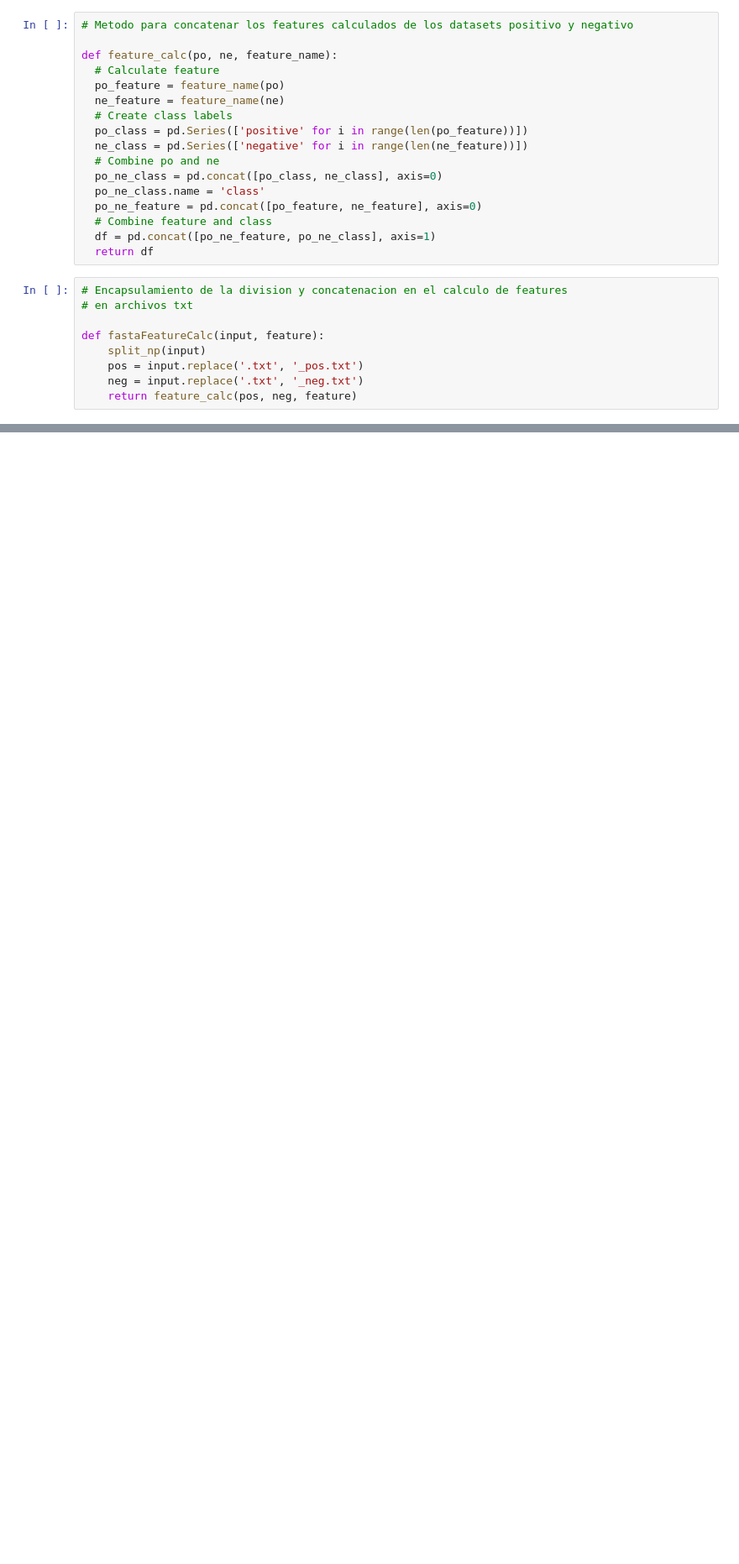
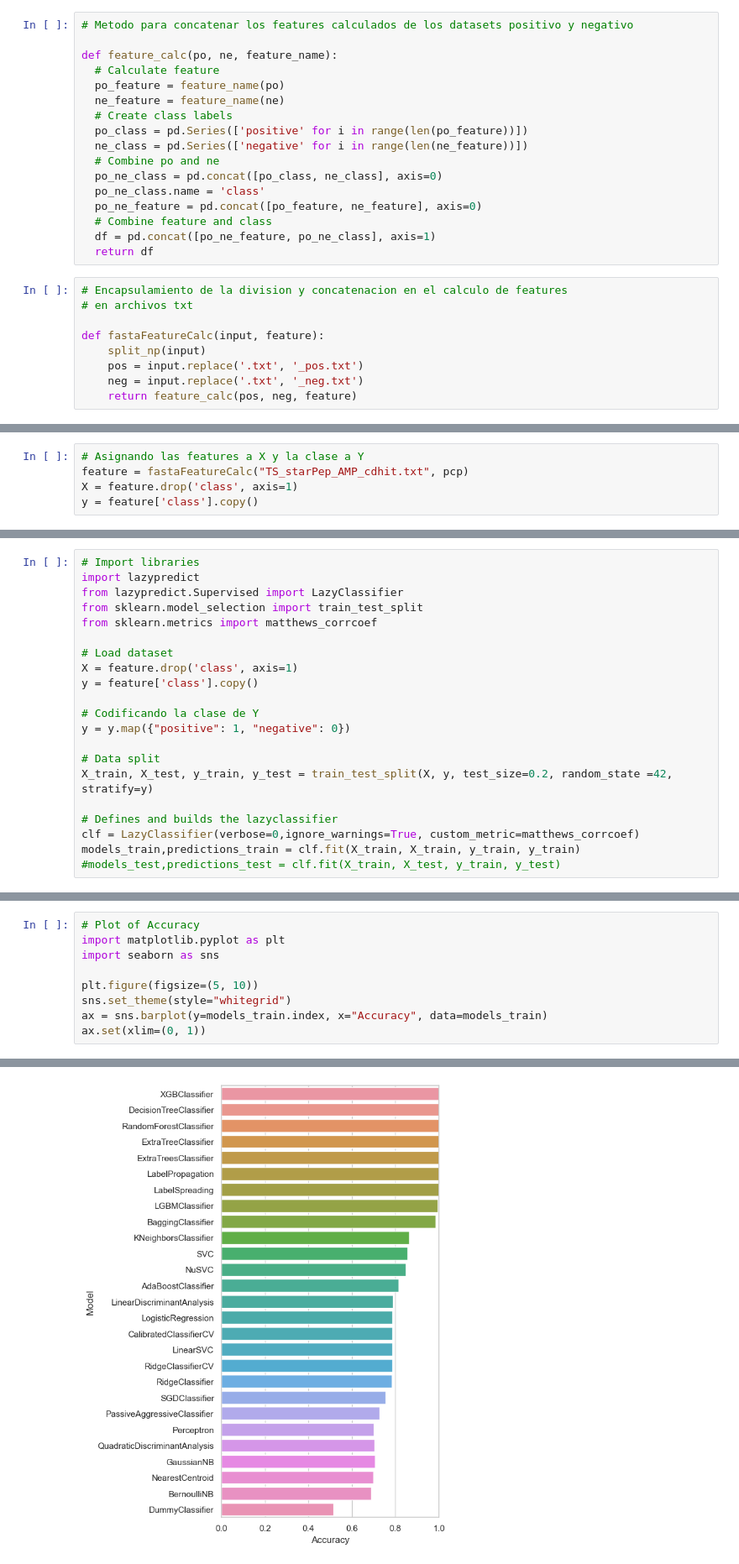
Before and after one commit to chrislara01/AMP, a Jupyter notebook: proc.ipynb, the cells around one changed output, grey strips where cells are left out. Shown: that part at 84% size. Cells and saved outputs as stored; diff of their text form; blank space fills up the shorter version.

```diff
--- a/proc.ipynb
+++ b/proc.ipynb
@@ -227,0 +230,5 @@ def fastaFeatureCalc(input, feature):
+# %%
+# Asignando las features a X y la clase a Y
+feature = fastaFeatureCalc("TS_starPep_AMP_cdhit.txt", pcp)
+X = feature.drop('class', axis=1)
+y = feature['class'].copy()
@@ -227,0 +269,21 @@ def fastaFeatureCalc(input, feature):
+# %%
+# Import libraries
+import lazypredict
+from lazypredict.Supervised import LazyClassifier
+from sklearn.model_selection import train_test_split
+from sklearn.metrics import matthews_corrcoef
+
+# Load dataset
+X = feature.drop('class', axis=1)
+y = feature['class'].copy()
+
+# Codificando la clase de Y
+y = y.map({"positive": 1, "negative": 0})
+
+# Data split
+X_train, X_test, y_train, y_test = train_test_split(X, y, test_size=0.2, random_state =42, stratify=y)
+
+# Defines and builds the lazyclassifier
+clf = LazyClassifier(verbose=0,ignore_warnings=True, custom_metric=matthews_corrcoef)
+models_train,predictions_train = clf.fit(X_train, X_train, y_train, y_train)
+#models_test,predictions_test = clf.fit(X_train, X_test, y_train, y_test)
@@ -227,0 +353,10 @@ def fastaFeatureCalc(input, feature):
+# %%
+# Plot of Accuracy
+import matplotlib.pyplot as plt
+import seaborn as sns
+
+plt.figure(figsize=(5, 10))
+sns.set_theme(style="whitegrid")
+ax = sns.barplot(y=models_train.index, x="Accuracy", data=models_train)
+ax.set(xlim=(0, 1))
+# %% [output]
@@ -227,0 +364 @@ def fastaFeatureCalc(input, feature):
+[figure, added]
```
Also changed, not shown: parts of 25 cells of this notebook.
